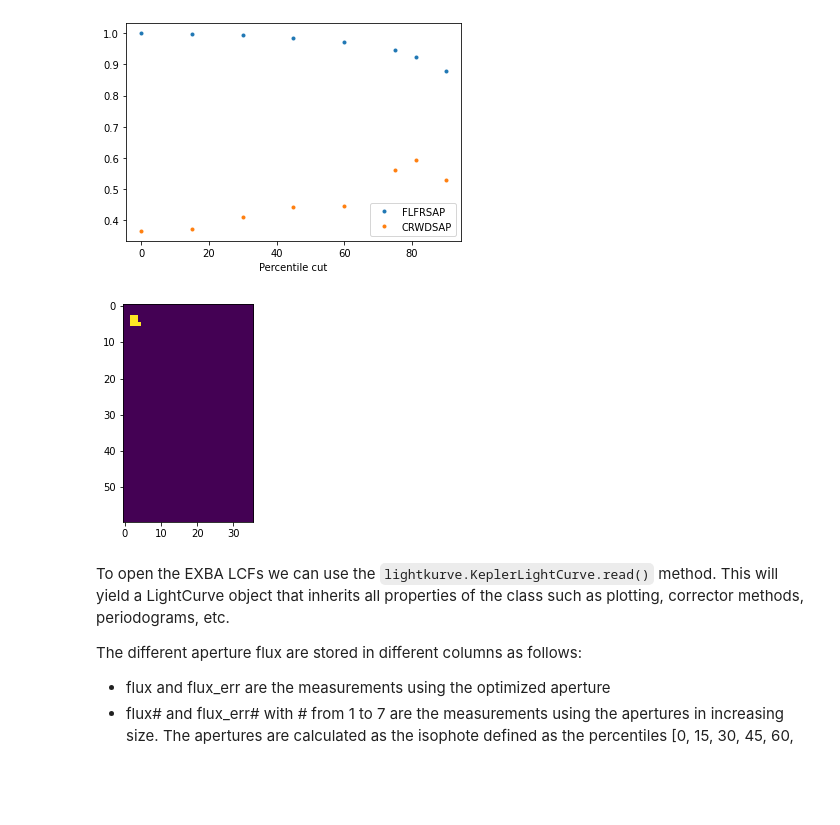
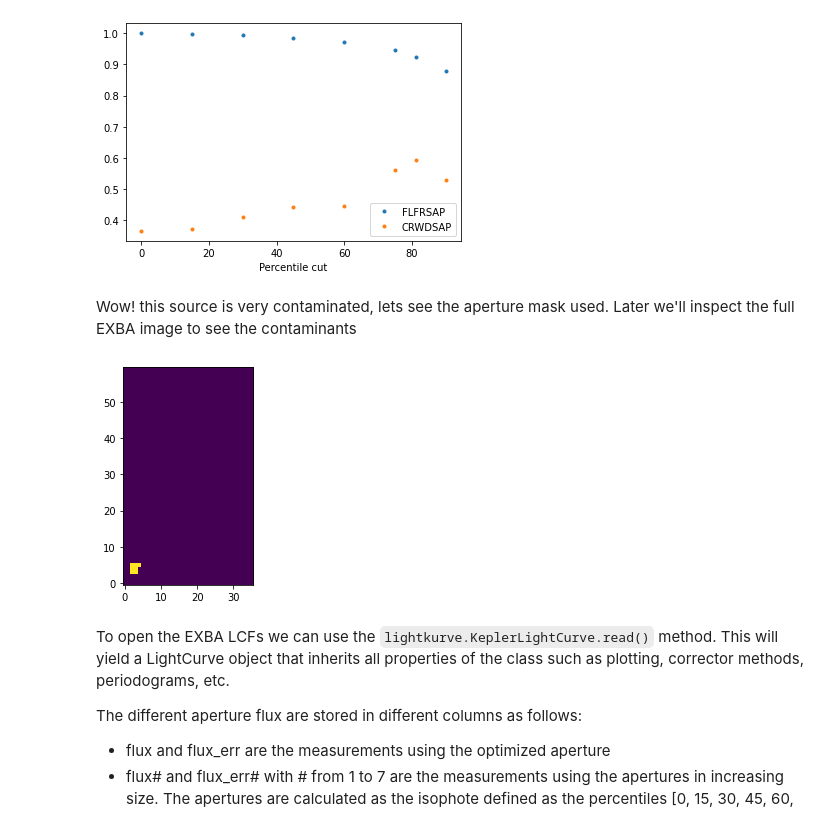
Before and after one commit to jorgemarpa/kepler-apertures, a Jupyter notebook: docs/exba_lcf_readme.ipynb, the cells around one changed output. Saved outputs shown, nothing was run; the diff lists cells and outputs as text; code cells hidden in the pictures; blank space fills up the shorter version.

Commit message:
nb readme/tutorial on how to open exba lcfs

```diff
--- a/docs/exba_lcf_readme.ipynb
+++ b/docs/exba_lcf_readme.ipynb
@@ -72,12 +74,14 @@ plt.xlabel("Percentile cut")
 plt.show()
 # %% [output]
 [figure]
+# %% [markdown]
+Wow! this source is very contaminated, lets see the aperture mask used. Later we'll inspect the full EXBA image to see the contaminants
 # %%
 # plot of the mask used for the Optimazed aperture
-plt.imshow((lcf[2].data))
+plt.imshow(lcf[2].data, origin="lower")
 plt.show()
 # %% [output]
-[figure, old version]
+[figure, new version]
 # %% [markdown]
 To open the EXBA LCFs we can use the `lightkurve.KeplerLightCurve.read()` method. This will yield a LightCurve object that inherits all properties of the class such as plotting, corrector methods, periodograms, etc.
 
```
Also changed, not shown: parts of 4 cells of this notebook.
